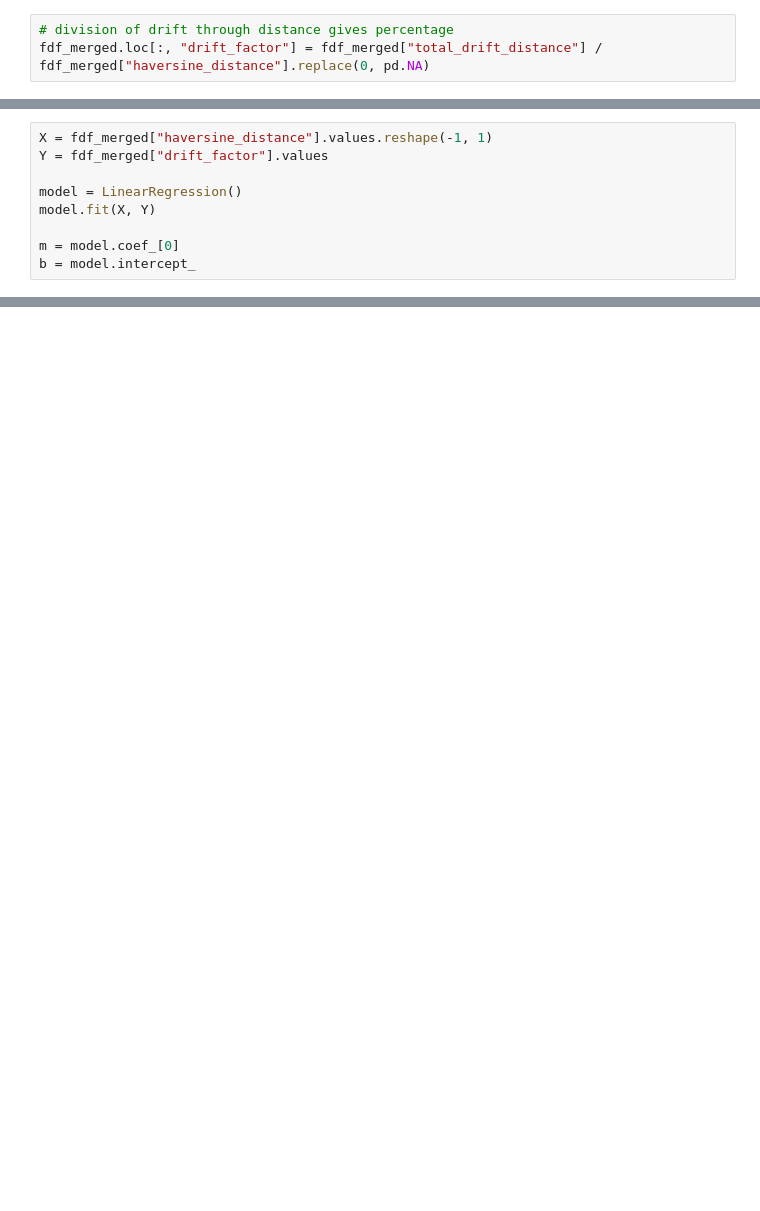
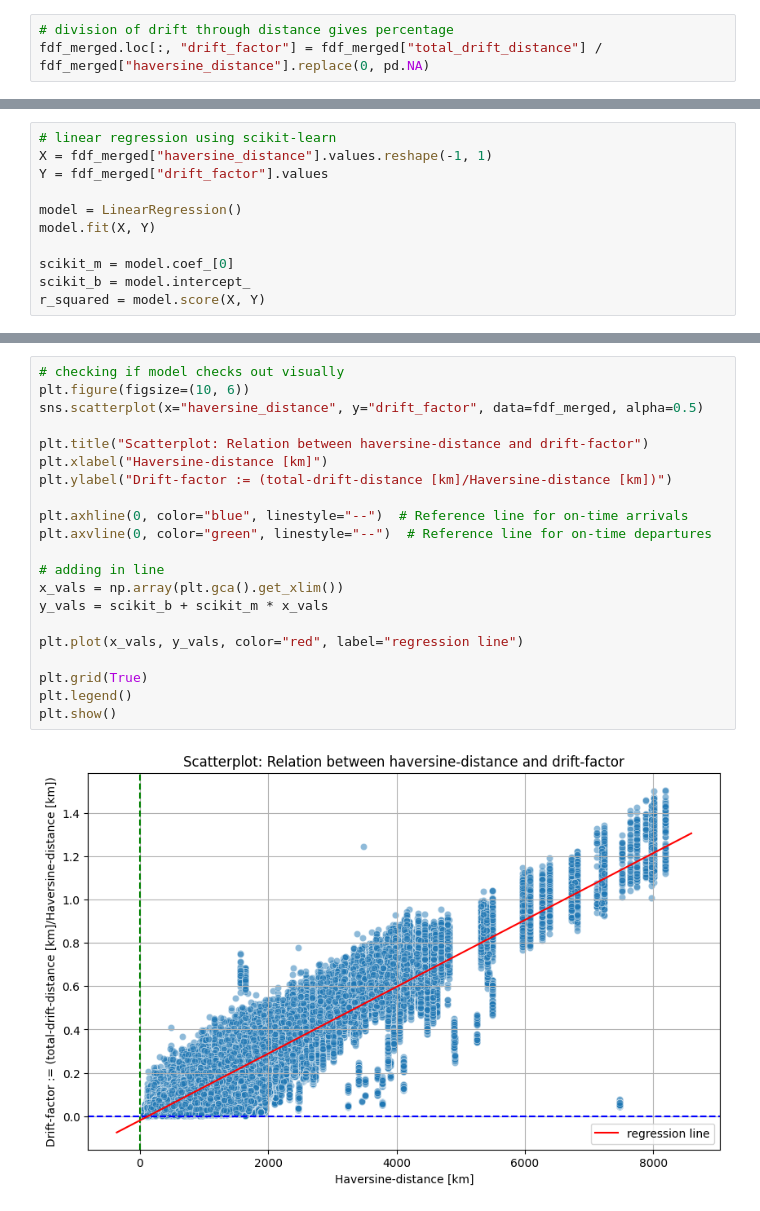
Before and after one commit to janiejestemja/coriolis_flights, a Jupyter notebook: coriolis_analysis_04.ipynb, the cells around one changed output, grey strips where cells are left out. Cells and saved outputs as stored; diff of their text form; blank space fills up the shorter version.

```diff
--- a/coriolis_analysis_04.ipynb
+++ b/coriolis_analysis_04.ipynb
@@ -77,10 +104,12 @@ Intercept (b):  -0.02012230911449961
 # %%
+# linear regression using scikit-learn
 X = fdf_merged["haversine_distance"].values.reshape(-1, 1)
 Y = fdf_merged["drift_factor"].values
 
 model = LinearRegression()
 model.fit(X, Y)
 
-m = model.coef_[0]
-b = model.intercept_
+scikit_m = model.coef_[0]
+scikit_b = model.intercept_
+r_squared = model.score(X, Y)
 # %%
@@ -91,0 +123,23 @@ Intercept (b):  -0.020122309114499998
+# %%
+# checking if model checks out visually
+plt.figure(figsize=(10, 6))
+sns.scatterplot(x="haversine_distance", y="drift_factor", data=fdf_merged, alpha=0.5)
+
+plt.title("Scatterplot: Relation between haversine-distance and drift-factor")
+plt.xlabel("Haversine-distance [km]")
+plt.ylabel("Drift-factor := (total-drift-distance [km]/Haversine-distance [km])")
+
+plt.axhline(0, color="blue", linestyle="--")  # Reference line for on-time arrivals
+plt.axvline(0, color="green", linestyle="--")  # Reference line for on-time departures
+
+# adding in line
+x_vals = np.array(plt.gca().get_xlim())
+y_vals = scikit_b + scikit_m * x_vals
+
+plt.plot(x_vals, y_vals, color="red", label="regression line")
+
+plt.grid(True)
+plt.legend()
+plt.show()
+# %% [output]
+[figure, added]
```
Also changed, not shown: parts of 7 cells of this notebook.
